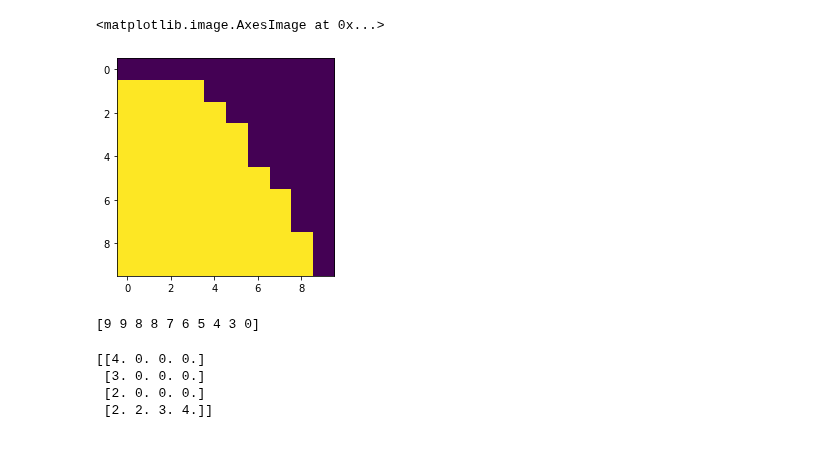
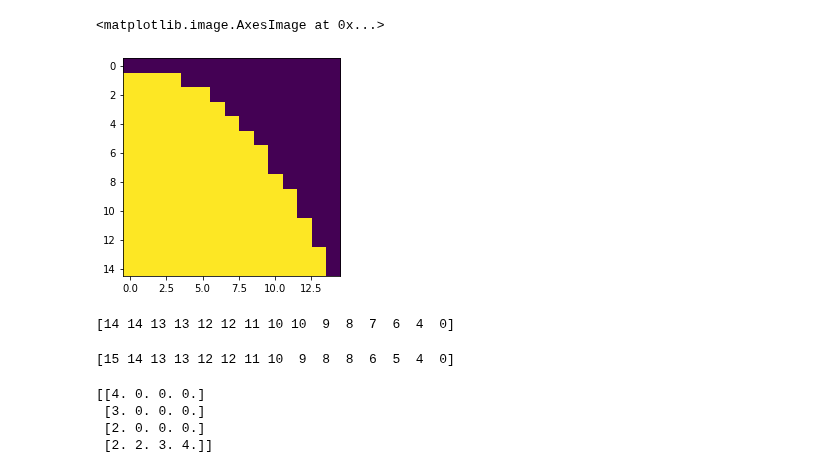
Before and after one commit to aledha/TMA4212-NumDiffDiff, a Jupyter notebook: Project 1/OleScribbles.ipynb, the cells around one changed output. Saved outputs shown, nothing was run; the diff lists cells and outputs as text; code cells hidden in the pictures.

```diff
--- a/Project 1/OleScribbles.ipynb
+++ b/Project 1/OleScribbles.ipynb
@@ -2,23 +2,35 @@
 import numpy as np
 import matplotlib.pyplot as plt
 # %%
-num_points = 10
-x = np.linspace(0, 1, num_points)
-y = np.linspace(0, 1, num_points)
-def bool_domain_gen(x, y, num_points):
+num_points = 15
+
+def bool_domain_gen(num_points):
+    x = np.linspace(0, 1, num_points)
+    y = np.linspace(0, 1, num_points)
     x_g, y_g = np.meshgrid(x, np.sqrt(1-y))
     y_g = y_g[::-1]
     bool_domain = x_g < y_g
     return bool_domain
 
-bool_domain = bool_domain_gen(x, y, num_points)
+bool_domain = bool_domain_gen(num_points)
 
 
 plt.figure(figsize = (4,4))
 plt.imshow(bool_domain)
 # %% [output]
 <matplotlib.image.AxesImage at 0x...>
-[figure, old version]
+[figure, new version]
+# %%
+def domain2(dom_mx):
+    vec = np.zeros(len(dom_mx[0,:]))
+    for i in range(len(vec)):
+        vec[i] = np.sum(dom_mx[i])
+    vec = np.flip(vec).astype(int)
+    return vec
+
+print(domain2(bool_domain))
+# %% [output]
+[14 14 13 13 12 12 11 10 10  9  8  7  6  4  0]
 # %%
 from math import floor
 
@@ -31,9 +43,9 @@ def domain(M):
     P = (np.sqrt(1-y)//h).astype(int)
     return P
 
-print(domain(10))
+print(domain(num_points))
 # %% [output]
-[9 9 8 8 7 6 5 4 3 0]
+[15 14 13 13 12 12 11 10  9  8  8  6  5  4  0]
 # %%
 def normal_dirichlet(boundaries, alpha = 1, beta = 1):
     """ Create a one-dimensional vector for Dirichlet conditions. Uses natural ordering.
```
Also changed, not shown: parts of 4 cells of this notebook.
